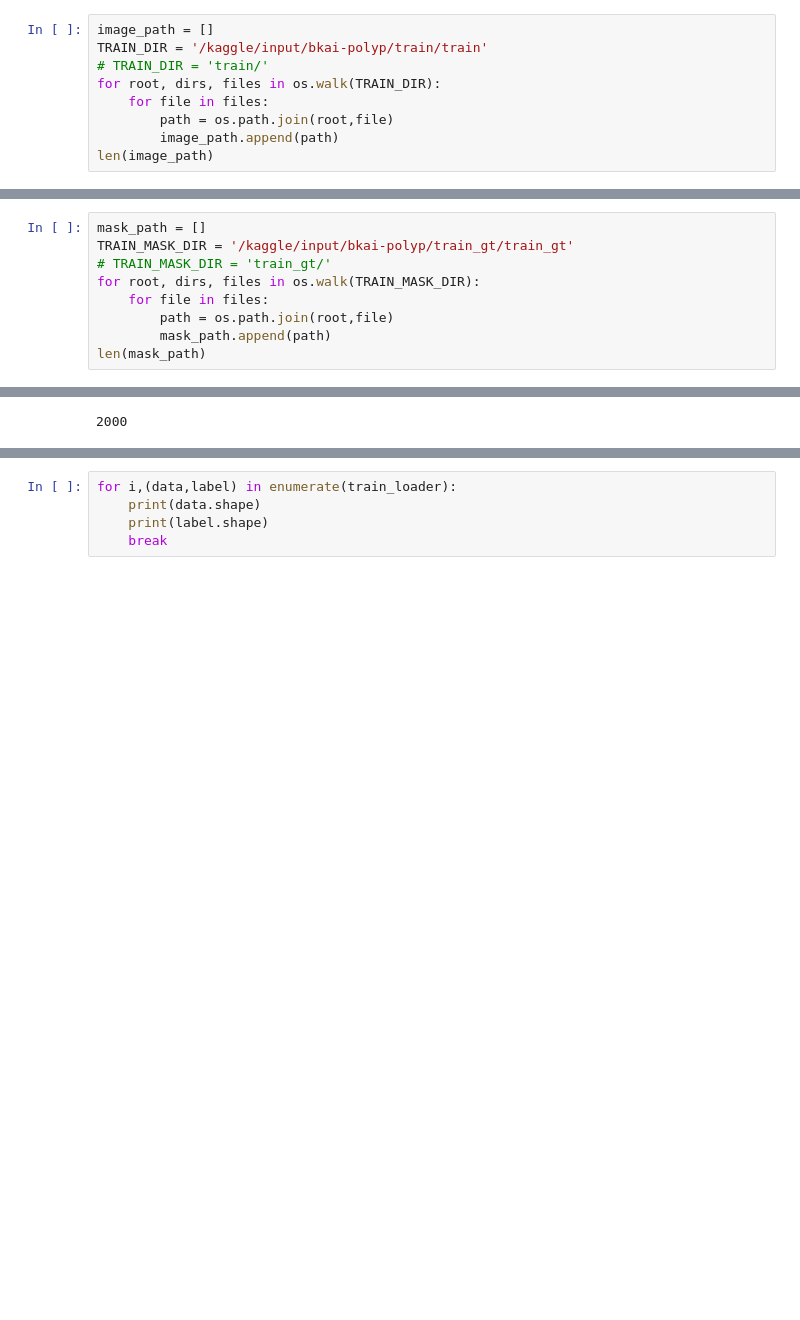
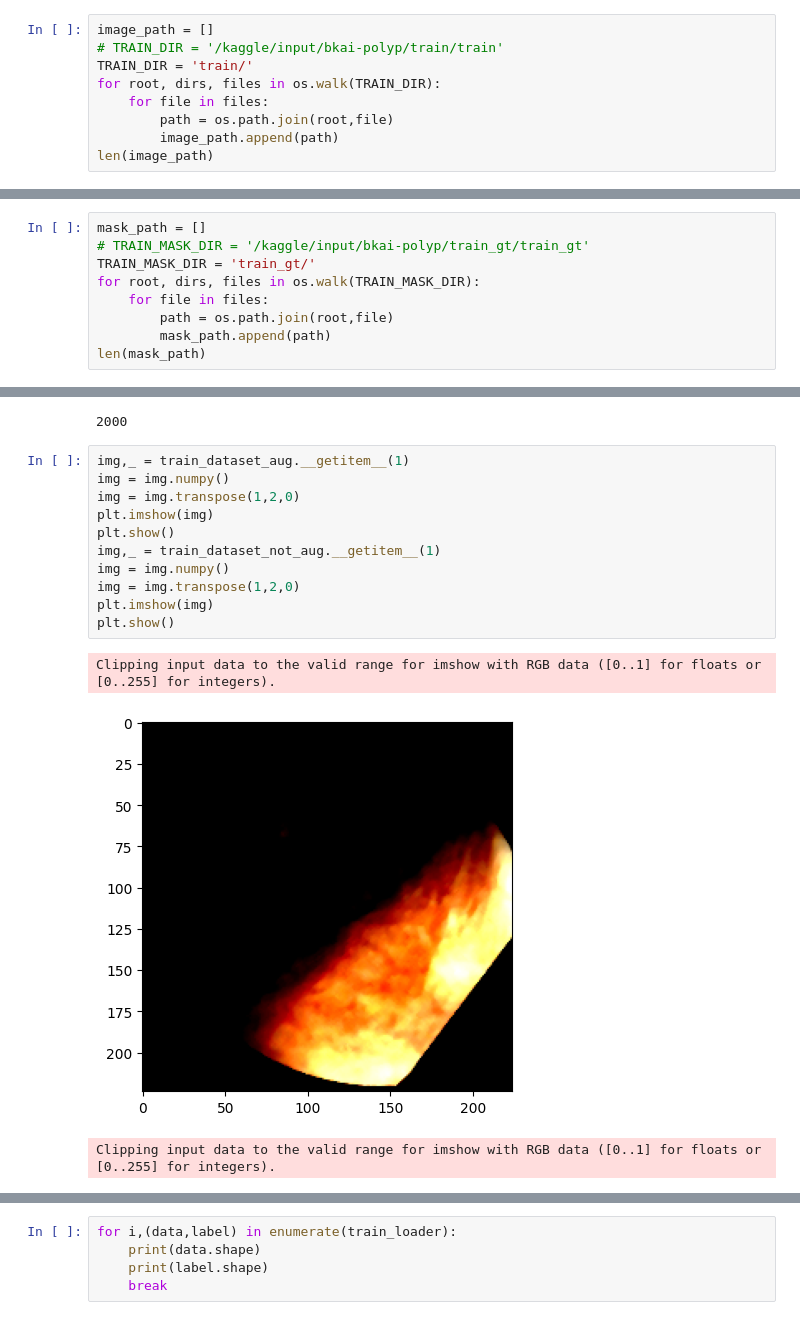
Before and after one commit to tranquocde/DL-hw3-final, a Jupyter notebook: polyp-unet_final.ipynb, the cells around one changed output, grey strips where cells are left out. Saved outputs shown, nothing was run; the diff lists cells and outputs as text; blank space fills up the shorter version.

```diff
--- a/polyp-unet_final.ipynb
+++ b/polyp-unet_final.ipynb
@@ -81,8 +81,8 @@ class ImageData(Dataset):
         plt.show()
 # %%
 image_path = []
-TRAIN_DIR = '/kaggle/input/bkai-polyp/train/train'
-# TRAIN_DIR = 'train/'
+# TRAIN_DIR = '/kaggle/input/bkai-polyp/train/train'
+TRAIN_DIR = 'train/'
 for root, dirs, files in os.walk(TRAIN_DIR):
     for file in files:
         path = os.path.join(root,file)
@@ -92,8 +92,8 @@ len(image_path)
 1000
 # %%
 mask_path = []
-TRAIN_MASK_DIR = '/kaggle/input/bkai-polyp/train_gt/train_gt'
-# TRAIN_MASK_DIR = 'train_gt/'
+# TRAIN_MASK_DIR = '/kaggle/input/bkai-polyp/train_gt/train_gt'
+TRAIN_MASK_DIR = 'train_gt/'
 for root, dirs, files in os.walk(TRAIN_MASK_DIR):
     for file in files:
         path = os.path.join(root,file)
@@ -138,3 +138,18 @@ train_loader = DataLoader(train_dataset, batch_size=batch_size, shuffle=True)
 print(len(train_dataset))
 # %% [output]
 2000
+# %%
+img,_ = train_dataset_aug.__getitem__(1)
+img = img.numpy()
+img = img.transpose(1,2,0)
+plt.imshow(img)
+plt.show()
+img,_ = train_dataset_not_aug.__getitem__(1)
+img = img.numpy()
+img = img.transpose(1,2,0)
+plt.imshow(img)
+plt.show()
+# %% [output]
+Clipping input data to the valid range for imshow with RGB data ([0..1] for floats or [0..255] for integers).
+[figure, added]
+Clipping input data to the valid range for imshow with RGB data ([0..1] for floats or [0..255] for integers).
```
Also changed, not shown: parts of 1 cell of this notebook.
